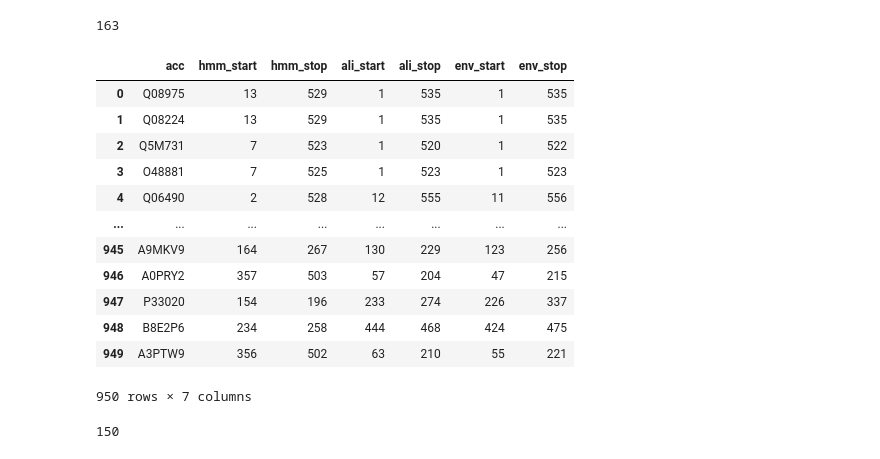
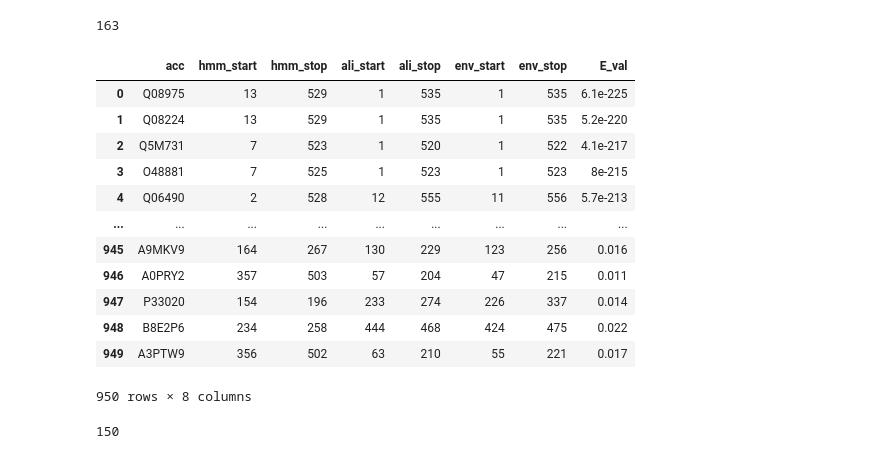
Before and after one commit to marcouderzo/BioData-PdxK-ThiD-FamilyModel, a Jupyter notebook: family.ipynb, the cells around one changed output. Drawn from its saved outputs; the diff is of its cells as text; code cells hidden in the pictures.

```diff
--- a/family.ipynb
+++ b/family.ipynb
@@ -111,45 +111,48 @@ pred_hmm_ali_start = []
 pred_hmm_ali_stop = []
 pred_hmm_env_start = []
 pred_hmm_env_stop = []
+pred_hmm_E = []
 hmmAlns = str.split(hmmTXT,'>>')[1:]
 aln_header = ['score', 'bias', 'c-Evalue', 'i-Evalue', 'hmm_from', 'hmm_to', 'ali_from', 'ali_to', 'env_from', 'env_to', 'acc']
 for i, aln in enumerate(hmmAlns):
     aln_lines = str.split(aln,'\n')
     pred_hmm_acc.append(str.split(aln_lines[0],'|')[1])
     aln_vals_raw = str.split(aln_lines[3])[2:]
     aln_vals = aln_vals_raw[0:6]+aln_vals_raw[7:9]+aln_vals_raw[10:12]+aln_vals_raw[13:14]
+    pred_hmm_E.append(aln_vals[2])
     pred_hmm_start.append(aln_vals[4])
     pred_hmm_stop.append(aln_vals[5])
     pred_hmm_ali_start.append(aln_vals[6])
     pred_hmm_ali_stop.append(aln_vals[7])
     pred_hmm_env_start.append(aln_vals[8])
     pred_hmm_env_stop.append(aln_vals[9])
     if i==10:
         #DEBUG
         #print(aln_lines[0])
         tst = 10
         #print(aln_header[tst], aln_vals[tst])
 pred_hmm_df = pd.DataFrame({
     'acc': pred_hmm_acc,
     'hmm_start': pred_hmm_start,
     'hmm_stop': pred_hmm_stop,
     'ali_start': pred_hmm_ali_start,
     'ali_stop': pred_hmm_ali_stop,
     'env_start': pred_hmm_env_start,
-    'env_stop':pred_hmm_env_stop
+    'env_stop':pred_hmm_env_stop,
+    'E_val':pred_hmm_E
     })
 pred_hmm_df
 # %% [output]
-|  | acc | hmm_start | hmm_stop | ali_start | ali_stop | env_start | env_stop |
-| 0 | Q08975 | 13 | 529 | 1 | 535 | 1 | 535 |
-| 1 | Q08224 | 13 | 529 | 1 | 535 | 1 | 535 |
-| 2 | Q5M731 | 7 | 523 | 1 | 520 | 1 | 522 |
-| 3 | O48881 | 7 | 525 | 1 | 523 | 1 | 523 |
-| 4 | Q06490 | 2 | 528 | 12 | 555 | 11 | 556 |
-| ... | ... | ... | ... | ... | ... | ... | ... |
-| 945 | A9MKV9 | 164 | 267 | 130 | 229 | 123 | 256 |
-| 946 | A0PRY2 | 357 | 503 | 57 | 204 | 47 | 215 |
-| 947 | P33020 | 154 | 196 | 233 | 274 | 226 | 337 |
-| 948 | B8E2P6 | 234 | 258 | 444 | 468 | 424 | 475 |
-| 949 | A3PTW9 | 356 | 502 | 63 | 210 | 55 | 221 |
+|  | acc | hmm_start | hmm_stop | ali_start | ali_stop | env_start | env_stop | E_val |
+| 0 | Q08975 | 13 | 529 | 1 | 535 | 1 | 535 | 6.1e-225 |
+| 1 | Q08224 | 13 | 529 | 1 | 535 | 1 | 535 | 5.2e-220 |
+| 2 | Q5M731 | 7 | 523 | 1 | 520 | 1 | 522 | 4.1e-217 |
+| 3 | O48881 | 7 | 525 | 1 | 523 | 1 | 523 | 8e-215 |
+| 4 | Q06490 | 2 | 528 | 12 | 555 | 11 | 556 | 5.7e-213 |
+| ... | ... | ... | ... | ... | ... | ... | ... | ... |
+| 945 | A9MKV9 | 164 | 267 | 130 | 229 | 123 | 256 | 0.016 |
+| 946 | A0PRY2 | 357 | 503 | 57 | 204 | 47 | 215 | 0.011 |
+| 947 | P33020 | 154 | 196 | 233 | 274 | 226 | 337 | 0.014 |
+| 948 | B8E2P6 | 234 | 258 | 444 | 468 | 424 | 475 | 0.022 |
+| 949 | A3PTW9 | 356 | 502 | 63 | 210 | 55 | 221 | 0.017 |
-950 rows × 7 columns
+950 rows × 8 columns
```
Also changed, not shown: parts of 33 cells of this notebook.
